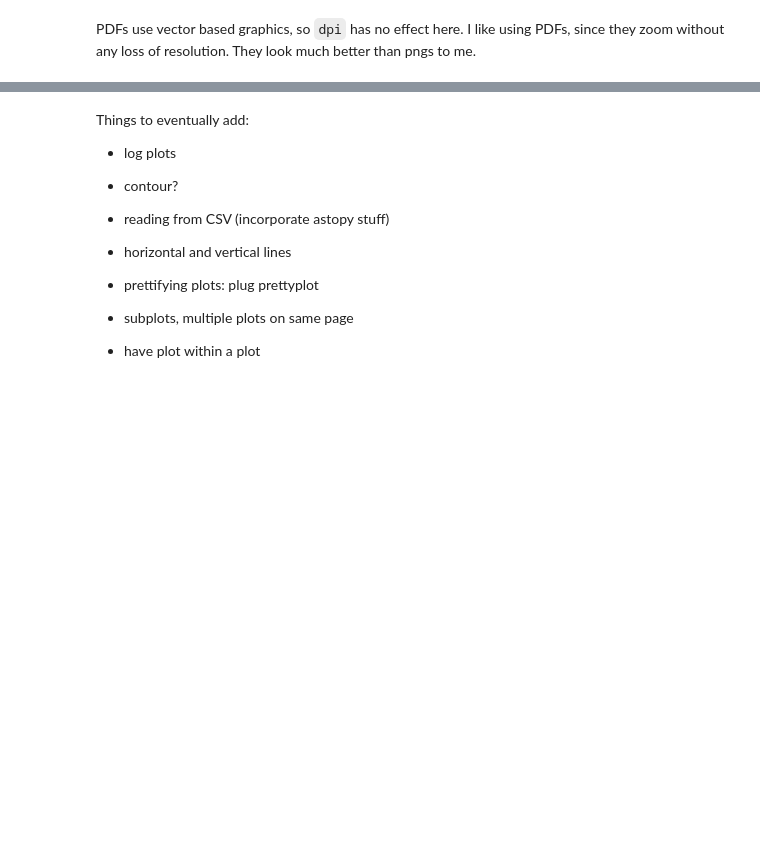
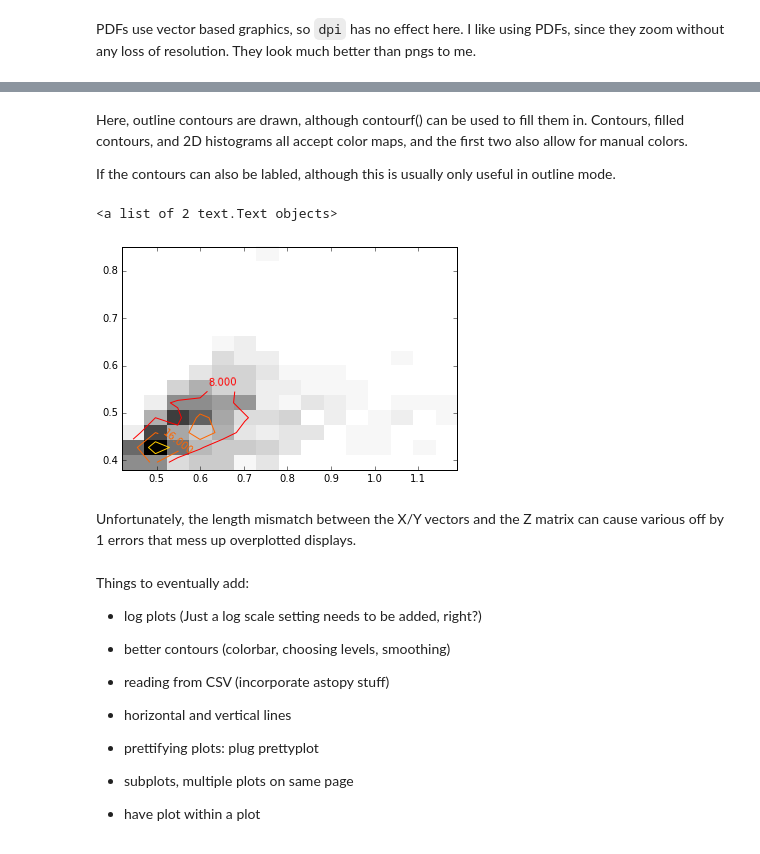
Before and after one commit to gillenbrown/PythonTutorial, a Jupyter notebook: Plotting.ipynb, the cells around one changed output, grey strips where cells are left out. Drawn from its saved outputs; the diff is of its cells as text; code cells hidden in the pictures; blank space fills up the shorter version.

```diff
--- a/Plotting.ipynb
+++ b/Plotting.ipynb
@@ -524,8 +551,24 @@ PDFs use vector based graphics, so `dpi` has no effect here. I like using PDFs,
+# %% [markdown]
+Here, outline contours are drawn, although contourf() can be used to fill them in. Contours, filled contours, and 2D histograms all accept color maps, and the first two also allow for manual colors.
+
+If the contours can also be labled, although this is usually only useful in outline mode.
+# %%
+fig, cx=plt.subplots()
+cx.hist2d(bar, baz, bins=15, cmap='binary')
+H, xedges, yedges = np.histogram2d(bar, baz, bins=15)
+X, Y = 0.5*(xedges[1:]+xedges[:-1]), 0.5*(yedges[1:]+yedges[:-1])
+cset = cx.contour(X, Y, H, 3, colors=['#FF0000','#FF6600','#FFCC00'], origin='lower', label="countours")
+cx.clabel(cset, inline_spacing=3)
+# %% [output]
+<a list of 2 text.Text objects>
+[figure, added]
+# %% [markdown]
+Unfortunately, the length mismatch between the X/Y vectors and the Z matrix can cause various off by 1 errors that mess up overplotted displays.
 # %% [markdown]
 Things to eventually add:
 
-* log plots
-* contour?
+* log plots (Just a log scale setting needs to be added, right?)
+* better contours (colorbar, choosing levels, smoothing)
 
 * reading from CSV (incorporate astopy stuff)
 * horizontal and vertical lines
```
Also changed, not shown: parts of 26 cells of this notebook, 1 other file.
